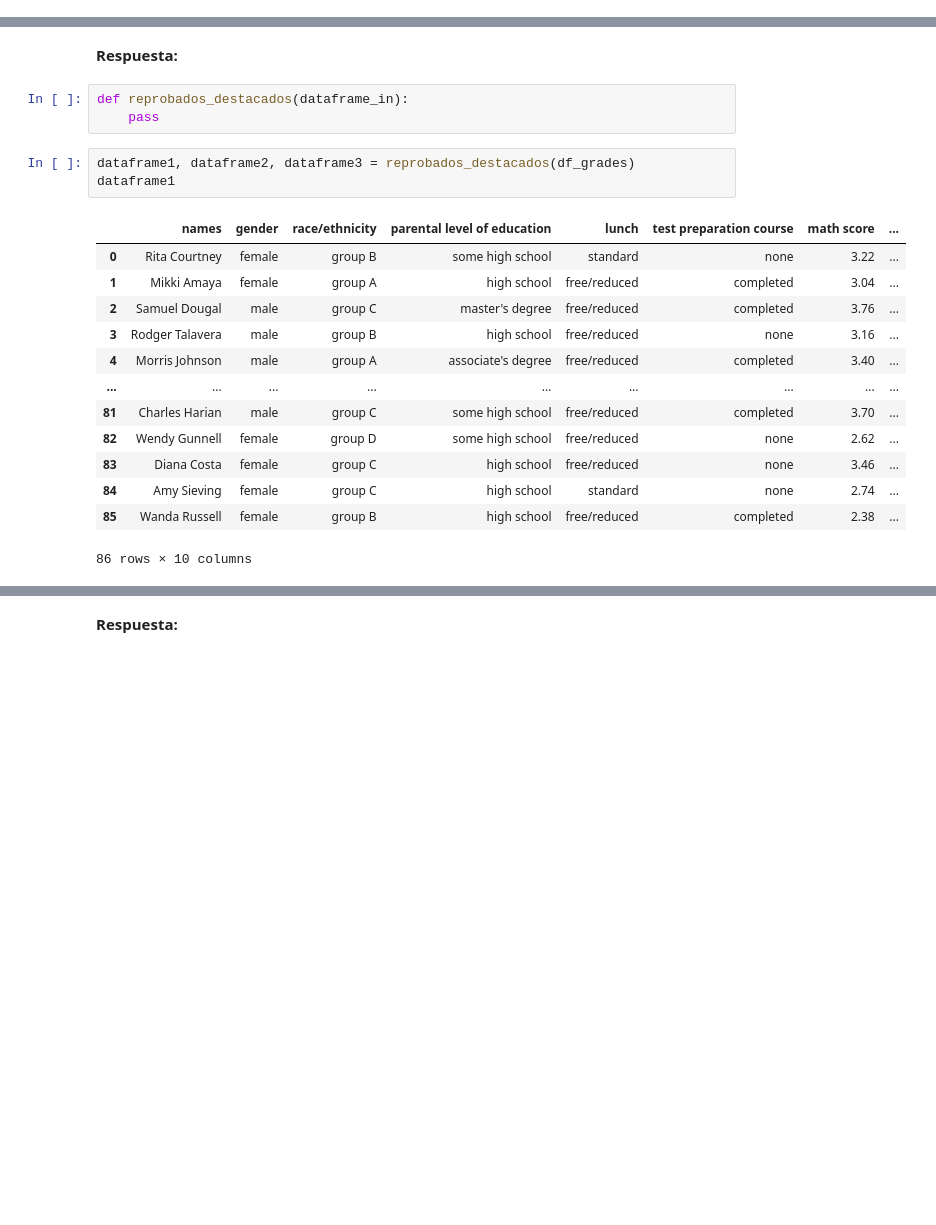
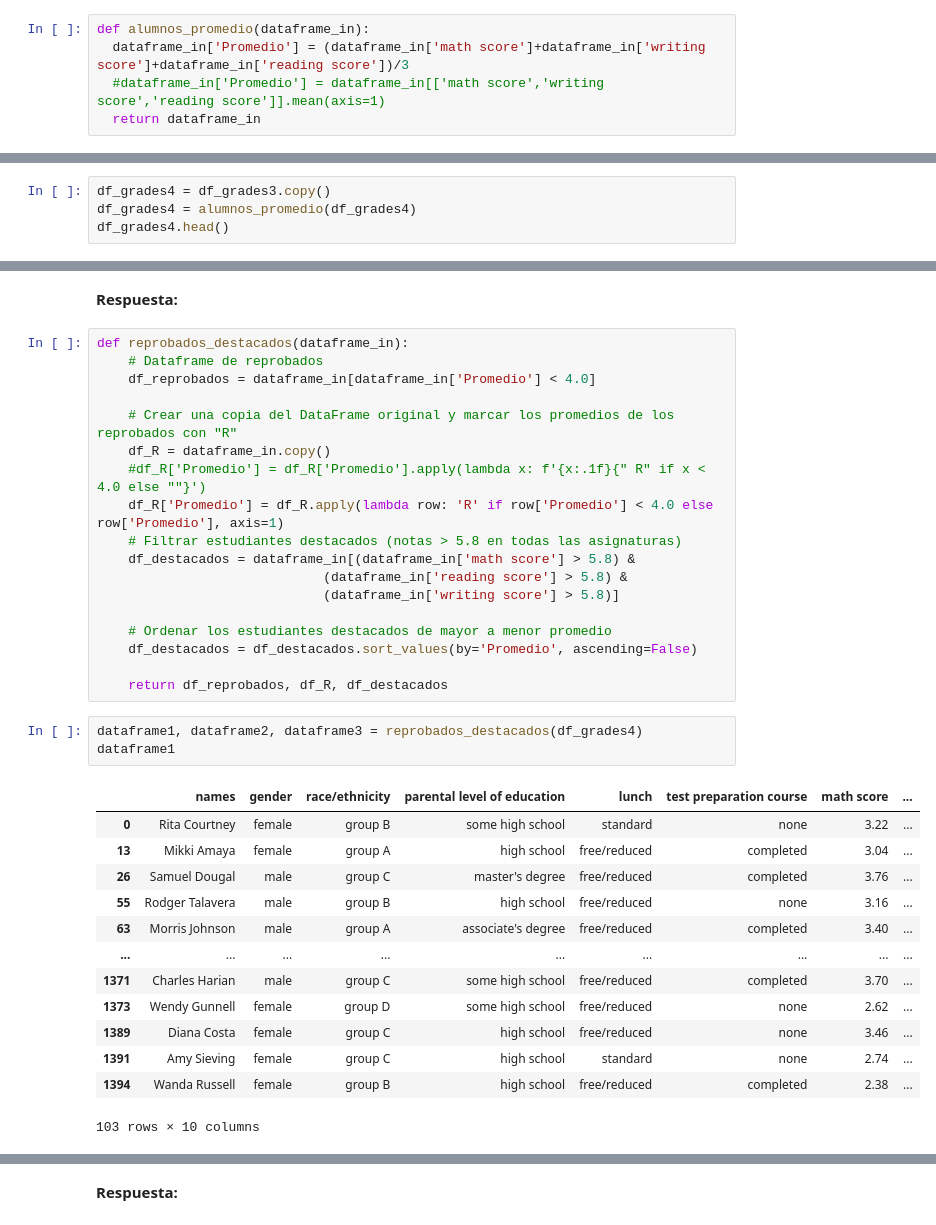
Before and after one commit to JoseSaffie/MDS7202-1-Primavera-2023, a Jupyter notebook: Laboratorios/Lab 4/Laboratorio4_enunciado.ipynb, the cells around one changed output, grey strips where cells are left out. Saved outputs shown, nothing was run; the diff lists cells and outputs as text; blank space fills up the shorter version.

```diff
--- a/Laboratorios/Lab 4/Laboratorio4_enunciado.ipynb
+++ b/Laboratorios/Lab 4/Laboratorio4_enunciado.ipynb
@@ -622,2 +627,7 @@ def alumnos_promedio(dataframe_in):
+# %%
+def alumnos_promedio(dataframe_in):
+  dataframe_in['Promedio'] = (dataframe_in['math score']+dataframe_in['writing score']+dataframe_in['reading score'])/3
+  #dataframe_in['Promedio'] = dataframe_in[['math score','writing score','reading score']].mean(axis=1)
+  return dataframe_in
 # %% [markdown]
 **Respuesta Esperada:**
@@ -628,0 +634,4 @@ AttributeError: 'NoneType' object has no attribute 'head'
+# %%
+df_grades4 = df_grades3.copy()
+df_grades4 = alumnos_promedio(df_grades4)
+df_grades4.head()
@@ -644,25 +660,40 @@ Cree una función que permita obtener tres Dataframes:
 # %% [markdown]
 **Respuesta:**
-# %%
-def reprobados_destacados(dataframe_in):
-    pass
+# %%
+def reprobados_destacados(dataframe_in):
+    # Dataframe de reprobados
+    df_reprobados = dataframe_in[dataframe_in['Promedio'] < 4.0]
+
+    # Crear una copia del DataFrame original y marcar los promedios de los reprobados con "R"
+    df_R = dataframe_in.copy()
+    #df_R['Promedio'] = df_R['Promedio'].apply(lambda x: f'{x:.1f}{" R" if x < 4.0 else ""}')
+    df_R['Promedio'] = df_R.apply(lambda row: 'R' if row['Promedio'] < 4.0 else row['Promedio'], axis=1)
+    # Filtrar estudiantes destacados (notas > 5.8 en todas las asignaturas)
+    df_destacados = dataframe_in[(dataframe_in['math score'] > 5.8) &
+                             (dataframe_in['reading score'] > 5.8) &
+                             (dataframe_in['writing score'] > 5.8)]
+
+    # Ordenar los estudiantes destacados de mayor a menor promedio
+    df_destacados = df_destacados.sort_values(by='Promedio', ascending=False)
+
+    return df_reprobados, df_R, df_destacados
 # %%
-dataframe1, dataframe2, dataframe3 = reprobados_destacados(df_grades)
+dataframe1, dataframe2, dataframe3 = reprobados_destacados(df_grades4)
 dataframe1
 # %% [output]
 |  | names | gender | race/ethnicity | parental level of education | lunch | test preparation course | math score | ... |
 | 0 | Rita Courtney | female | group B | some high school | standard | none | 3.22 | ... |
-| 1 | Mikki Amaya | female | group A | high school | free/reduced | completed | 3.04 | ... |
-| 2 | Samuel Dougal | male | group C | master's degree | free/reduced | completed | 3.76 | ... |
-| 3 | Rodger Talavera | male | group B | high school | free/reduced | none | 3.16 | ... |
-| 4 | Morris Johnson | male | group A | associate's degree | free/reduced | completed | 3.40 | ... |
+| 13 | Mikki Amaya | female | group A | high school | free/reduced | completed | 3.04 | ... |
+| 26 | Samuel Dougal | male | group C | master's degree | free/reduced | completed | 3.76 | ... |
+| 55 | Rodger Talavera | male | group B | high school | free/reduced | none | 3.16 | ... |
+| 63 | Morris Johnson | male | group A | associate's degree | free/reduced | completed | 3.40 | ... |
 | ... | ... | ... | ... | ... | ... | ... | ... | ... |
-| 81 | Charles Harian | male | group C | some high school | free/reduced | completed | 3.70 | ... |
-| 82 | Wendy Gunnell | female | group D | some high school | free/reduced | none | 2.62 | ... |
-| 83 | Diana Costa | female | group C | high school | free/reduced | none | 3.46 | ... |
-| 84 | Amy Sieving | female | group C | high school | standard | none | 2.74 | ... |
-| 85 | Wanda Russell | female | group B | high school | free/reduced | completed | 2.38 | ... |
+| 1371 | Charles Harian | male | group C | some high school | free/reduced | completed | 3.70 | ... |
+| 1373 | Wendy Gunnell | female | group D | some high school | free/reduced | none | 2.62 | ... |
+| 1389 | Diana Costa | female | group C | high school | free/reduced | none | 3.46 | ... |
+| 1391 | Amy Sieving | female | group C | high school | standard | none | 2.74 | ... |
+| 1394 | Wanda Russell | female | group B | high school | free/reduced | completed | 2.38 | ... |
-86 rows × 10 columns
+103 rows × 10 columns
 # %%
 dataframe2
 # %% [output]
```
Also changed, not shown: parts of 13 cells of this notebook.
